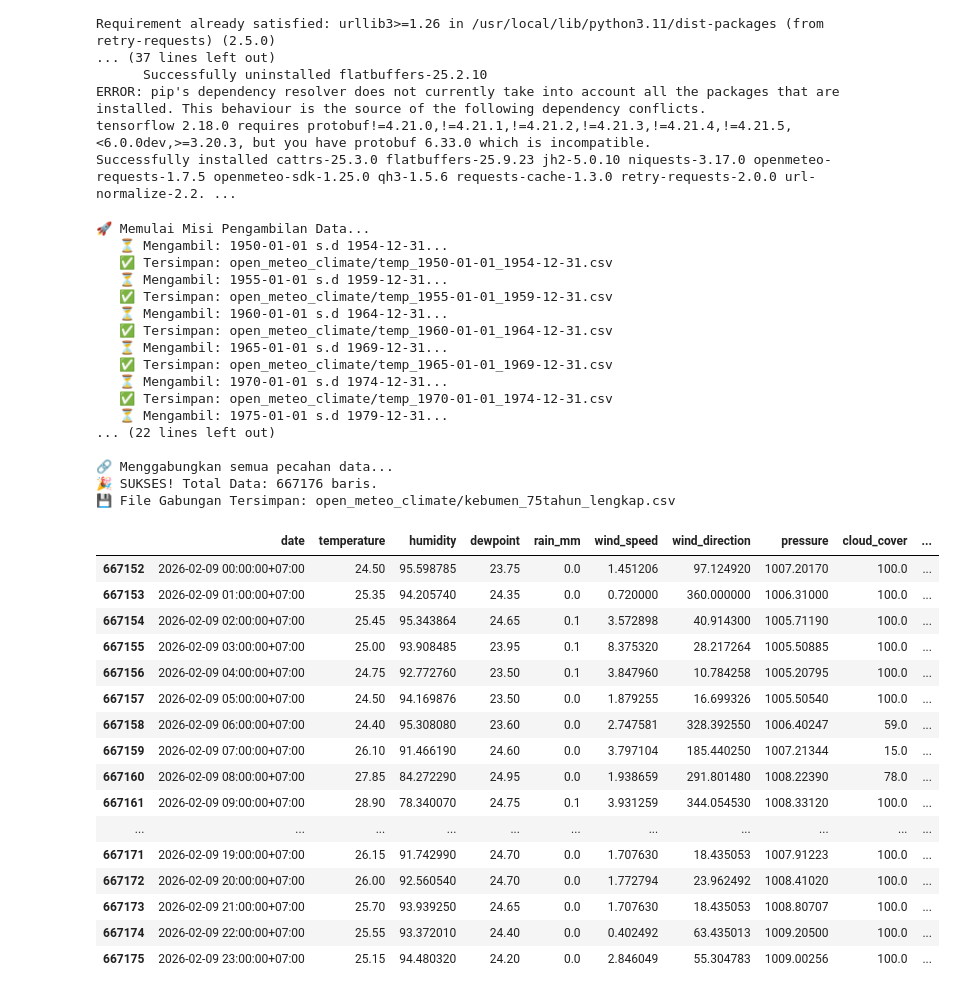
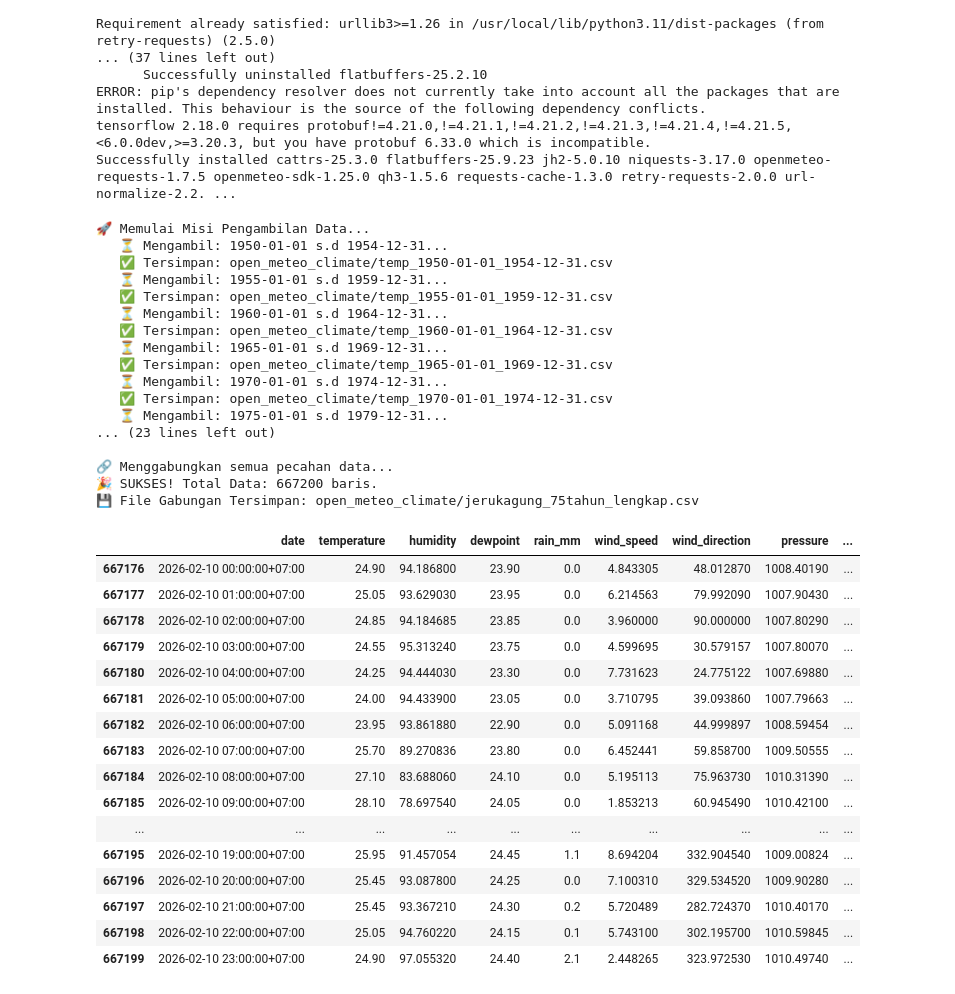
Before and after one commit to evanalif113/Catatan_Meteorologi, a Jupyter notebook: Analisis_Meteorologi/Open Meteo Climate.ipynb, the cells around one changed output. Saved outputs shown, nothing was run; the diff lists cells and outputs as text; code cells hidden in the pictures.

Commit message:
Kaggle Notebook | Open Meteo Climate | Version 17

```diff
--- a/Analisis_Meteorologi/Open Meteo Climate.ipynb
+++ b/Analisis_Meteorologi/Open Meteo Climate.ipynb
@@ -235,7 +237,7 @@ if __name__ == "__main__":
     AKHIR = kemarin.strftime("%Y-%m-%d")
 
     FOLDER = "open_meteo_climate"
-    FILE_FINAL = "kebumen_75tahun_lengkap.csv"
+    FILE_FINAL = "jerukagung_75tahun_lengkap.csv"
 
     client = setup_client()
 
@@ -266,32 +268,32 @@ if __name__ == "__main__":
    ⏳ Mengambil: 1970-01-01 s.d 1974-12-31...
    ✅ Tersimpan: open_meteo_climate/temp_1970-01-01_1974-12-31.csv
    ⏳ Mengambil: 1975-01-01 s.d 1979-12-31...
-... (22 lines left out)
+... (23 lines left out)
 
 🔗 Menggabungkan semua pecahan data...
-🎉 SUKSES! Total Data: 667176 baris.
-💾 File Gabungan Tersimpan: open_meteo_climate/kebumen_75tahun_lengkap.csv
+🎉 SUKSES! Total Data: 667200 baris.
+💾 File Gabungan Tersimpan: open_meteo_climate/jerukagung_75tahun_lengkap.csv
 # %%
-data = pd.read_csv("/kaggle/working/open_meteo_climate/kebumen_75tahun_lengkap.csv")
+data = pd.read_csv("/kaggle/working/open_meteo_climate/jerukagung_75tahun_lengkap.csv")
 data.tail(24)
 # %% [output]
-|  | date | temperature | humidity | dewpoint | rain_mm | wind_speed | wind_direction | pressure | cloud_cover | ... |
-| 667152 | 2026-02-09 00:00:00+07:00 | 24.50 | 95.598785 | 23.75 | 0.0 | 1.451206 | 97.124920 | 1007.20170 | 100.0 | ... |
-| 667153 | 2026-02-09 01:00:00+07:00 | 25.35 | 94.205740 | 24.35 | 0.0 | 0.720000 | 360.000000 | 1006.31000 | 100.0 | ... |
-| 667154 | 2026-02-09 02:00:00+07:00 | 25.45 | 95.343864 | 24.65 | 0.1 | 3.572898 | 40.914300 | 1005.71190 | 100.0 | ... |
-| 667155 | 2026-02-09 03:00:00+07:00 | 25.00 | 93.908485 | 23.95 | 0.1 | 8.375320 | 28.217264 | 1005.50885 | 100.0 | ... |
-| 667156 | 2026-02-09 04:00:00+07:00 | 24.75 | 92.772760 | 23.50 | 0.1 | 3.847960 | 10.784258 | 1005.20795 | 100.0 | ... |
-| 667157 | 2026-02-09 05:00:00+07:00 | 24.50 | 94.169876 | 23.50 | 0.0 | 1.879255 | 16.699326 | 1005.50540 | 100.0 | ... |
-| 667158 | 2026-02-09 06:00:00+07:00 | 24.40 | 95.308080 | 23.60 | 0.0 | 2.747581 | 328.392550 | 1006.40247 | 59.0 | ... |
-| 667159 | 2026-02-09 07:00:00+07:00 | 26.10 | 91.466190 | 24.60 | 0.0 | 3.797104 | 185.440250 | 1007.21344 | 15.0 | ... |
-| 667160 | 2026-02-09 08:00:00+07:00 | 27.85 | 84.272290 | 24.95 | 0.0 | 1.938659 | 291.801480 | 1008.22390 | 78.0 | ... |
-| 667161 | 2026-02-09 09:00:00+07:00 | 28.90 | 78.340070 | 24.75 | 0.1 | 3.931259 | 344.054530 | 1008.33120 | 100.0 | ... |
-| ... | ... | ... | ... | ... | ... | ... | ... | ... | ... | ... |
-| 667171 | 2026-02-09 19:00:00+07:00 | 26.15 | 91.742990 | 24.70 | 0.0 | 1.707630 | 18.435053 | 1007.91223 | 100.0 | ... |
-| 667172 | 2026-02-09 20:00:00+07:00 | 26.00 | 92.560540 | 24.70 | 0.0 | 1.772794 | 23.962492 | 1008.41020 | 100.0 | ... |
-| 667173 | 2026-02-09 21:00:00+07:00 | 25.70 | 93.939250 | 24.65 | 0.0 | 1.707630 | 18.435053 | 1008.80707 | 100.0 | ... |
-| 667174 | 2026-02-09 22:00:00+07:00 | 25.55 | 93.372010 | 24.40 | 0.0 | 0.402492 | 63.435013 | 1009.20500 | 100.0 | ... |
-| 667175 | 2026-02-09 23:00:00+07:00 | 25.15 | 94.480320 | 24.20 | 0.0 | 2.846049 | 55.304783 | 1009.00256 | 100.0 | ... |
+|  | date | temperature | humidity | dewpoint | rain_mm | wind_speed | wind_direction | pressure | ... |
+| 667176 | 2026-02-10 00:00:00+07:00 | 24.90 | 94.186800 | 23.90 | 0.0 | 4.843305 | 48.012870 | 1008.40190 | ... |
+| 667177 | 2026-02-10 01:00:00+07:00 | 25.05 | 93.629030 | 23.95 | 0.0 | 6.214563 | 79.992090 | 1007.90430 | ... |
+| 667178 | 2026-02-10 02:00:00+07:00 | 24.85 | 94.184685 | 23.85 | 0.0 | 3.960000 | 90.000000 | 1007.80290 | ... |
+| 667179 | 2026-02-10 03:00:00+07:00 | 24.55 | 95.313240 | 23.75 | 0.0 | 4.599695 | 30.579157 | 1007.80070 | ... |
+| 667180 | 2026-02-10 04:00:00+07:00 | 24.25 | 94.444030 | 23.30 | 0.0 | 7.731623 | 24.775122 | 1007.69880 | ... |
+| 667181 | 2026-02-10 05:00:00+07:00 | 24.00 | 94.433900 | 23.05 | 0.0 | 3.710795 | 39.093860 | 1007.79663 | ... |
+| 667182 | 2026-02-10 06:00:00+07:00 | 23.95 | 93.861880 | 22.90 | 0.0 | 5.091168 | 44.999897 | 1008.59454 | ... |
+| 667183 | 2026-02-10 07:00:00+07:00 | 25.70 | 89.270836 | 23.80 | 0.0 | 6.452441 | 59.858700 | 1009.50555 | ... |
+| 667184 | 2026-02-10 08:00:00+07:00 | 27.10 | 83.688060 | 24.10 | 0.0 | 5.195113 | 75.963730 | 1010.31390 | ... |
+| 667185 | 2026-02-10 09:00:00+07:00 | 28.10 | 78.697540 | 24.05 | 0.0 | 1.853213 | 60.945490 | 1010.42100 | ... |
+| ... | ... | ... | ... | ... | ... | ... | ... | ... | ... |
+| 667195 | 2026-02-10 19:00:00+07:00 | 25.95 | 91.457054 | 24.45 | 1.1 | 8.694204 | 332.904540 | 1009.00824 | ... |
+| 667196 | 2026-02-10 20:00:00+07:00 | 25.45 | 93.087800 | 24.25 | 0.0 | 7.100310 | 329.534520 | 1009.90280 | ... |
+| 667197 | 2026-02-10 21:00:00+07:00 | 25.45 | 93.367210 | 24.30 | 0.2 | 5.720489 | 282.724370 | 1010.40170 | ... |
+| 667198 | 2026-02-10 22:00:00+07:00 | 25.05 | 94.760220 | 24.15 | 0.1 | 5.743100 | 302.195700 | 1010.59845 | ... |
+| 667199 | 2026-02-10 23:00:00+07:00 | 24.90 | 97.055320 | 24.40 | 2.1 | 2.448265 | 323.972530 | 1010.49740 | ... |
 # %%
 data.info()
 # %% [output]
```
Also changed, not shown: parts of 2 cells of this notebook.
